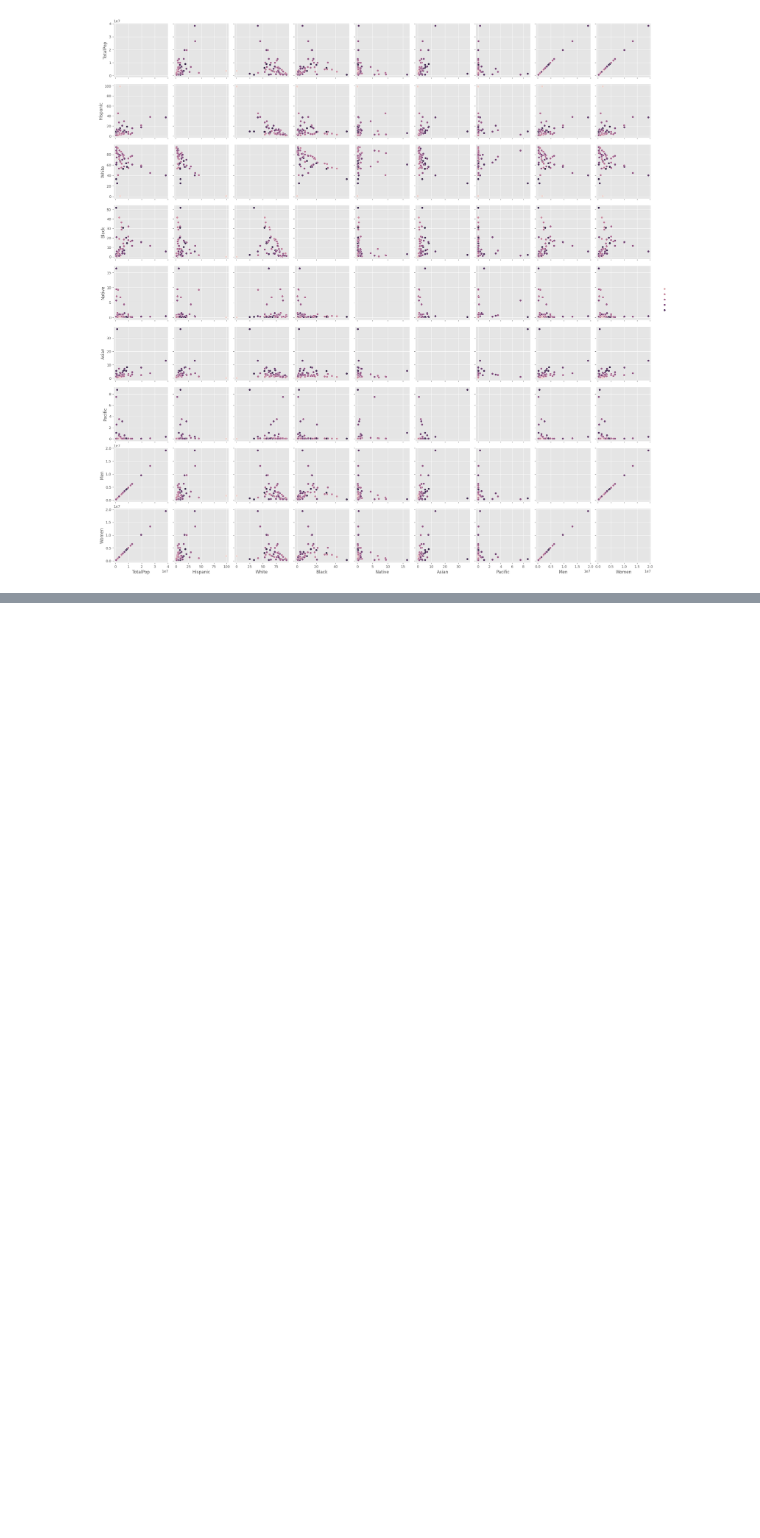
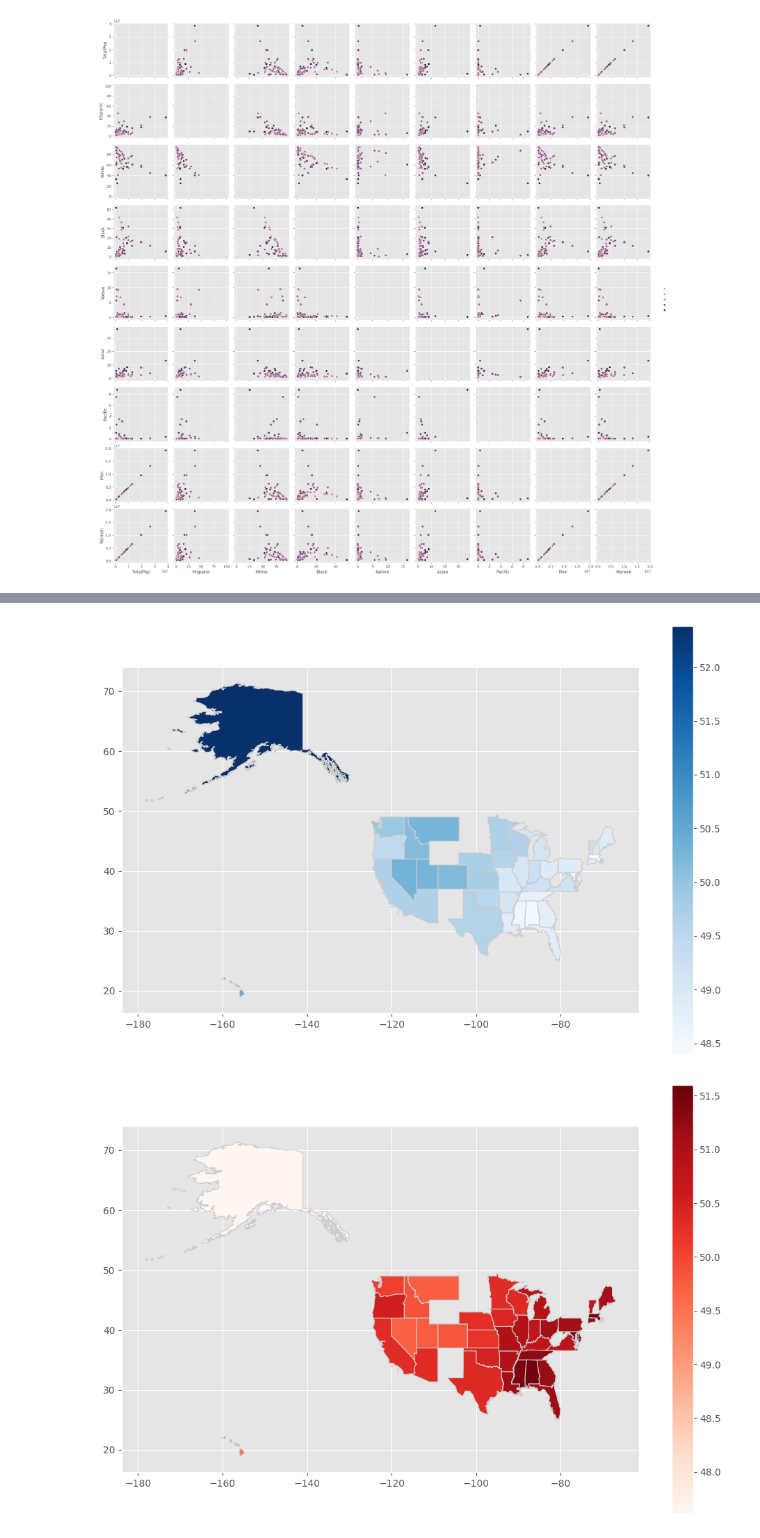
Before and after one commit to N1ch0l4sM/Cleaning-US-Census-Data, a Jupyter notebook: Cleaning US Census Data.ipynb, the cells around one changed output, grey strips where cells are left out. Drawn from its saved outputs; the diff is of its cells as text; code cells hidden in the pictures; blank space fills up the shorter version.

```diff
--- a/Cleaning US Census Data.ipynb
+++ b/Cleaning US Census Data.ipynb
@@ -312,0 +333,19 @@ plt.show()
+# %%
+import geopandas as gpd
+
+# Load the shapefile of the United States map
+us_map = gpd.read_file('States_shapefile.shp')
+"""
+Cell generated by Data Wrangler.
+"""
+def clean_data(us_map):
+    # Drop column: 'FID'
+    us_map = us_map.drop(columns=['FID'])
+    # Drop column: 'Program'
+    us_map = us_map.drop(columns=['Program'])
+    # Capitalize the first character in column: 'State_Name'
+    us_map['State_Name'] = us_map['State_Name'].str.capitalize()
+    return us_map
+
+us_map_clean = clean_data(us_map.copy())
+us_map_clean.head()
@@ -312,0 +359,22 @@ plt.show()
+# %%
+# Merge the map data with the census data
+merged_data = us_map_clean.merge(df, left_on='State_Name', right_on='State')
+merged_data.head()
+# # Calculate the percentage of males and females
+merged_data['Male_Percentage'] = (merged_data['Men'] / merged_data['TotalPop']) * 100
+merged_data['Female_Percentage'] = (merged_data['Women'] / merged_data['TotalPop']) * 100
+
+# Plot the percentage of males
+fig, ax = plt.subplots(figsize=(12, 8))
+merged_data.plot(column='Male_Percentage', cmap='Blues', linewidth=0.8, ax=ax, edgecolor='0.8', legend=True)
+ax.set_title('Percentage of Males by State')
+plt.show()
+
+# Plot the percentage of females
+fig, ax = plt.subplots(figsize=(12, 8))
+merged_data.plot(column='Female_Percentage', cmap='Reds', linewidth=0.8, ax=ax, edgecolor='0.8', legend=True)
+ax.set_title('Percentage of Females by State')
+plt.show()
+# %% [output]
+[figure, added]
+[figure, added]
```
Also changed, not shown: parts of 2 cells of this notebook.
